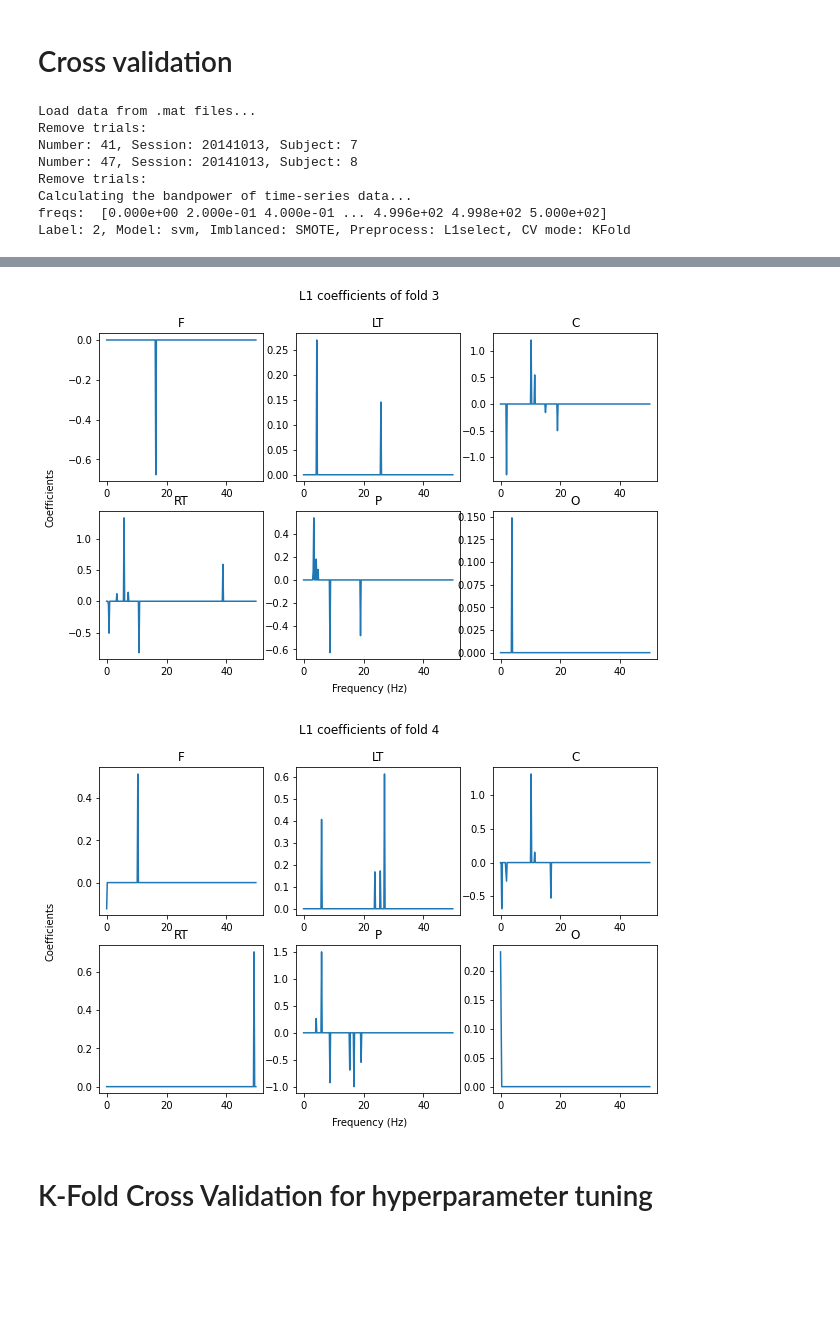
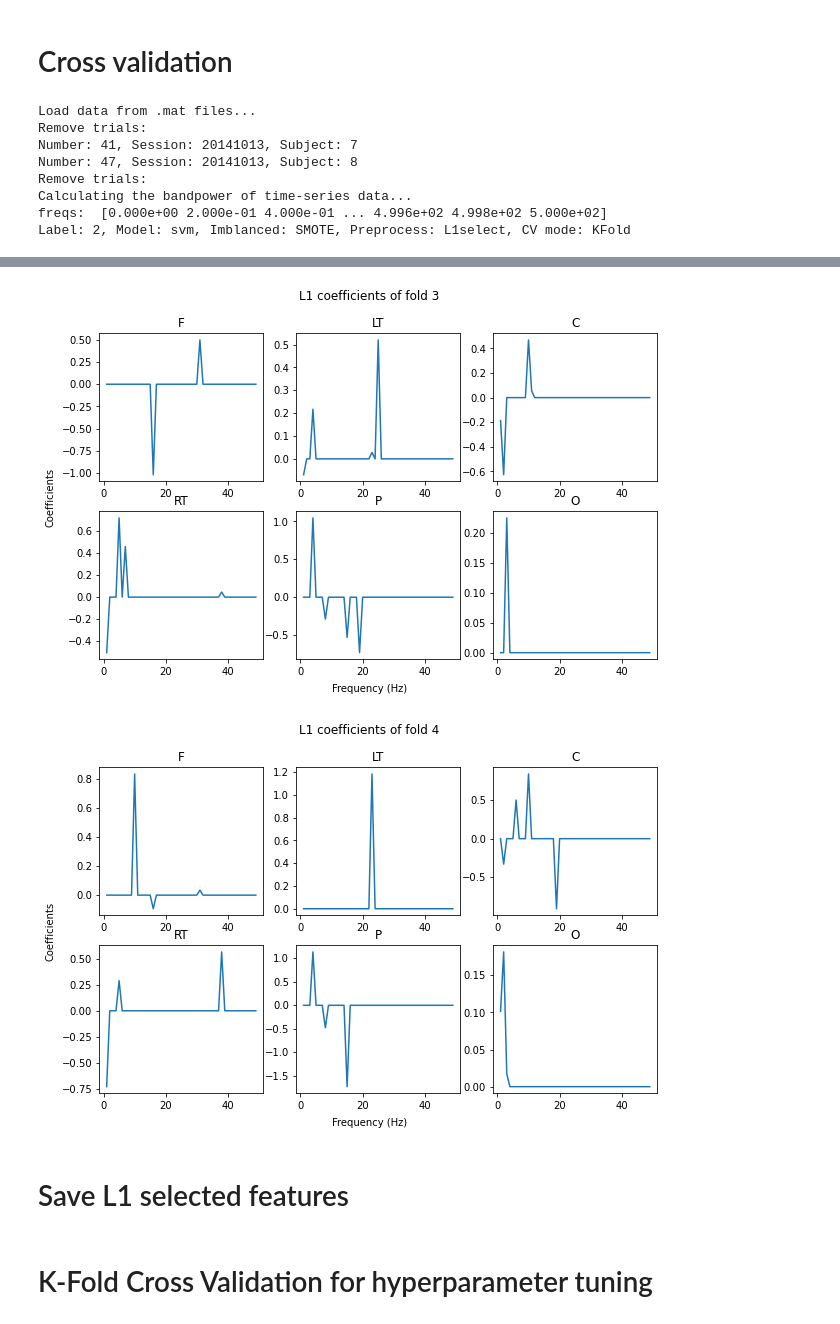
Before and after one commit to hundredball/Classroom_stress, a Jupyter notebook: classification.ipynb, the cells around one changed output, grey strips where cells are left out. Drawn from its saved outputs; the diff is of its cells as text; code cells hidden in the pictures; blank space fills up the shorter version.

```diff
--- a/classification.ipynb
+++ b/classification.ipynb
@@ -26,9 +26,9 @@ from plot_confusion_matrix import plot_confusion_matrix
 # %%
 show_acc = False
 output_cm = False
-use_psd = True
+use_psd = False
 data_folder = 'bp_ica_only'
-folder_name = 'PSD_classification_bpicaonly_label2'
+folder_name = 'BP_classification_bpicaonly_label2'
 n_splits = 5
 
 average_regions = 1
@@ -36,7 +36,7 @@ reReference = False
 
 label_formats = list(range(2,3))
 
-selected_features = [[[] for i in range(6)] for i in range(n_splits)]
+selected_features = {region:[] for region in ['F','LT','C','RT','P','O']}
 
 for label_format in label_formats:
 
@@ -70,6 +70,7 @@ for label_format in label_formats:
         xaxis = np.array(low)
 
     # Select models
+    # TODO: Add coherence as features
     model_names = ['naive', 'svm', 'xgboost', 'random_forest']
     cv_modes = ['KFold', 'LOSO', 'LOO']
     preprocess_methods = ['None', 'StdScale', 'PCAVar', 'PCAL1select', 'L1select', 'SparsePCA']
@@ -157,7 +158,7 @@ for label_format in label_formats:
                     axs[row][col].plot(xaxis, coef)
                     axs[row][col].set_title(data.df_all.loc[0,'channels'][i_channel])
 
-                    selected_features[i_fold][i_channel].append(xaxis[np.where(coef!=0)[0]])
+                    selected_features[data.df_all.loc[0,'channels'][i_channel]].append(list(xaxis[np.where(coef!=0)[0]]))
 
                 fig.suptitle('L1 coefficients of fold %d'%(i_fold))
                 fig.text(0.5, 0.05, 'Frequency (Hz)', ha='center')
@@ -296,3 +297,5 @@ Label: 2, Model: svm, Imblanced: SMOTE, Preprocess: L1select, CV mode: KFold
-[figure, old version]
+[figure, new version]
-[figure, old version]
+[figure, new version]
+# %% [markdown]
+# Save L1 selected features
 # %%
```
Also changed, not shown: parts of 4 cells of this notebook, 2 other files.
